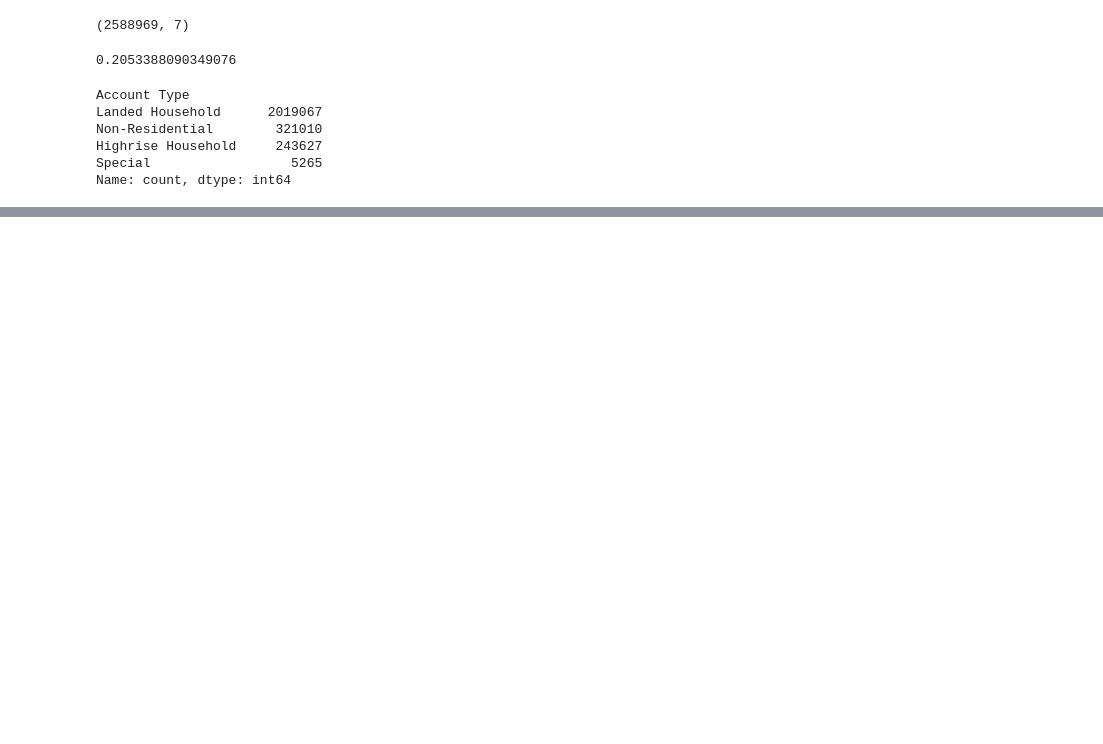
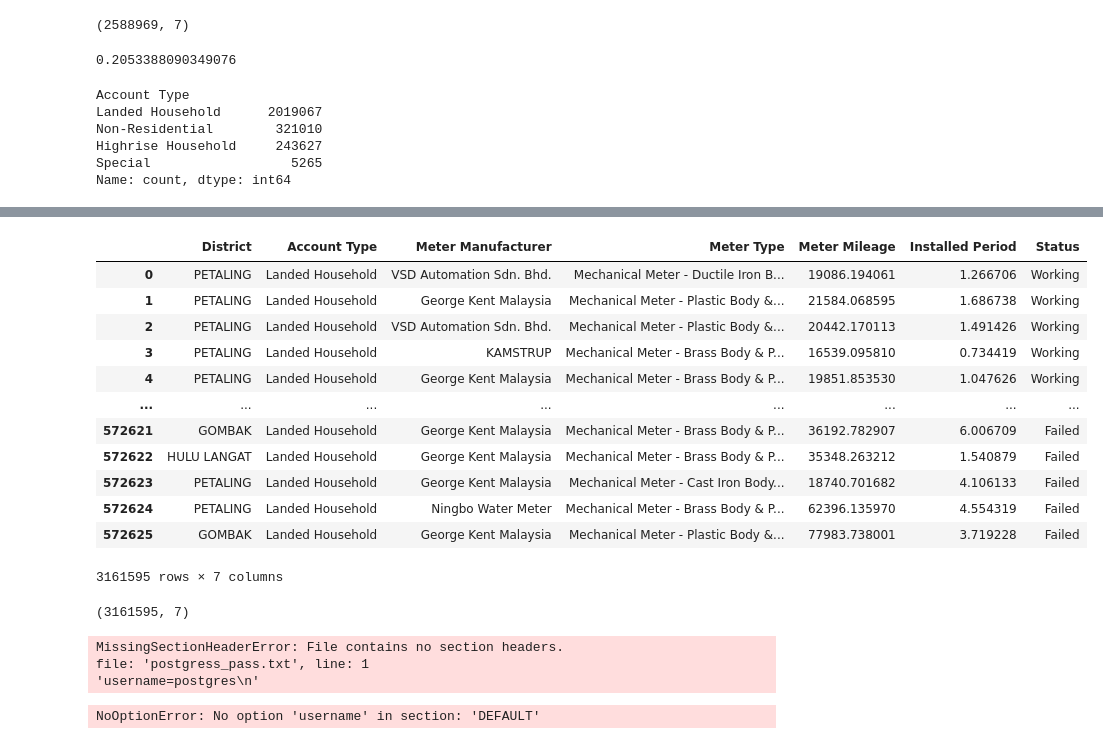
Before and after one commit to zhixe/intelligent-meter-test, a Jupyter notebook: ML/EDA.ipynb, the cells around one changed output, grey strips where cells are left out. Drawn from its saved outputs; the diff is of its cells as text; code cells hidden in the pictures; blank space fills up the shorter version.

```diff
--- a/ML/EDA.ipynb
+++ b/ML/EDA.ipynb
@@ -7009 +7009,23 @@ Failed      500000
 Name: count, dtype: int64
+# %%
+meter_data['Status'] = meter_data['Meter']
+meter_data.drop(columns='Meter',axis=1,inplace=True)
+meter_data
+# %% [output]
+|  | District | Account Type | Meter Manufacturer | Meter Type | Meter Mileage | Installed Period | Status |
+| 0 | PETALING | Landed Household | VSD Automation Sdn. Bhd. | Mechanical Meter - Ductile Iron B... | 19086.194061 | 1.266706 | Working |
+| 1 | PETALING | Landed Household | George Kent Malaysia | Mechanical Meter - Plastic Body &... | 21584.068595 | 1.686738 | Working |
+| 2 | PETALING | Landed Household | VSD Automation Sdn. Bhd. | Mechanical Meter - Plastic Body &... | 20442.170113 | 1.491426 | Working |
+| 3 | PETALING | Landed Household | KAMSTRUP | Mechanical Meter - Brass Body & P... | 16539.095810 | 0.734419 | Working |
+| 4 | PETALING | Landed Household | George Kent Malaysia | Mechanical Meter - Brass Body & P... | 19851.853530 | 1.047626 | Working |
+| ... | ... | ... | ... | ... | ... | ... | ... |
+| 572621 | GOMBAK | Landed Household | George Kent Malaysia | Mechanical Meter - Brass Body & P... | 36192.782907 | 6.006709 | Failed |
+| 572622 | HULU LANGAT | Landed Household | George Kent Malaysia | Mechanical Meter - Brass Body & P... | 35348.263212 | 1.540879 | Failed |
+| 572623 | PETALING | Landed Household | George Kent Malaysia | Mechanical Meter - Cast Iron Body... | 18740.701682 | 4.106133 | Failed |
+| 572624 | PETALING | Landed Household | Ningbo Water Meter | Mechanical Meter - Brass Body & P... | 62396.135970 | 4.554319 | Failed |
+| 572625 | GOMBAK | Landed Household | George Kent Malaysia | Mechanical Meter - Plastic Body &... | 77983.738001 | 3.719228 | Failed |
+3161595 rows × 7 columns
+# %%
+meter_data.shape
+# %% [output]
+(3161595, 7)
@@ -7009,0 +7035,19 @@ Name: count, dtype: int64
+# %%
+config = configparser.ConfigParser()
+# Read the credentials file
+config.read('postgress_pass.txt')
+# %% [output]
+MissingSectionHeaderError: File contains no section headers.
+file: 'postgress_pass.txt', line: 1
+'username=postgres\n'
+# %%
+# credential
+username = config.get('DEFAULT', 'username')
+password = config.get('DEFAULT', 'password')
+hostname = config.get('DEFAULT', 'hostname')
+database_name = config.get('DEFAULT', 'database')
+port = '5432'  # Default port for PostgreSQL
+# Create the database engine
+engine = create_engine(f'postgresql://{username}:{password}@{hostname}:{port}/{database_name}')
+# %% [output]
+NoOptionError: No option 'username' in section: 'DEFAULT'
```
Also changed, not shown: parts of 13 cells of this notebook.
